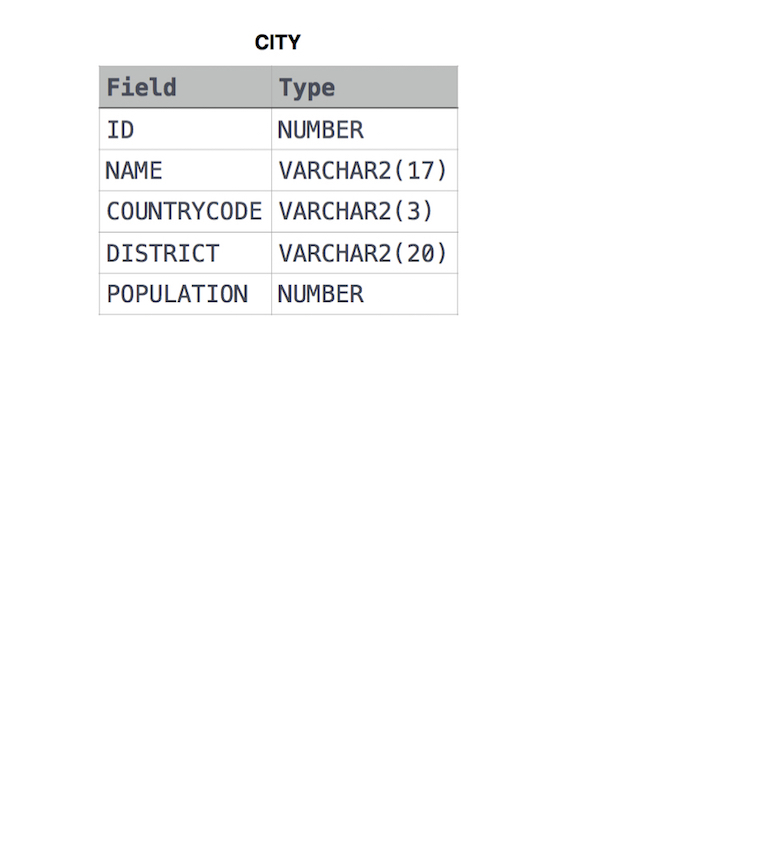
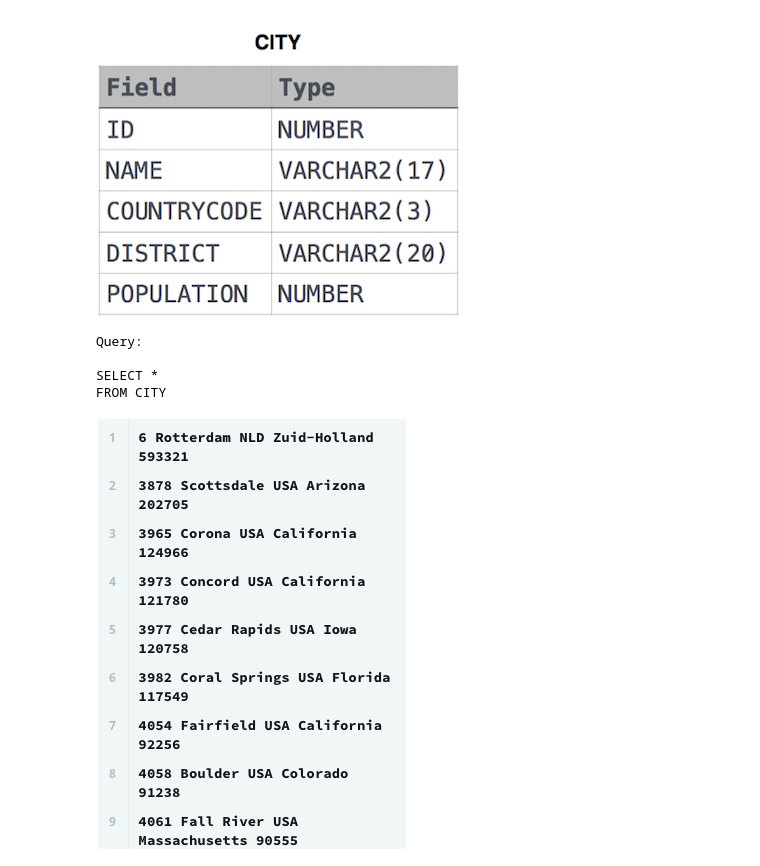
Before and after one commit to Brandon-Martinez27/hackerrank-sql, a Jupyter notebook: sql-select.ipynb, the cells around one changed output. Cells and saved outputs as stored; diff of their text form; code cells hidden in the pictures; blank space fills up the shorter version.

```diff
--- a/sql-select.ipynb
+++ b/sql-select.ipynb
@@ -65,3 +73,19 @@ from IPython import display
 display.Image("https://s3.amazonaws.com/hr-challenge-images/8137/1449729804-f21d187d0f-CITY.jpg")
 # %% [output]
 [figure]
+# %%
+print('''Query: \n
+SELECT *
+FROM CITY
+''')
+# %% [output]
+Query:
+
+SELECT *
+FROM CITY
+# %%
+### Result
+from IPython import display
+display.Image("sqlquery3.png")
+# %% [output]
+[figure, added]
```
Also changed, not shown: parts of 19 cells of this notebook.
